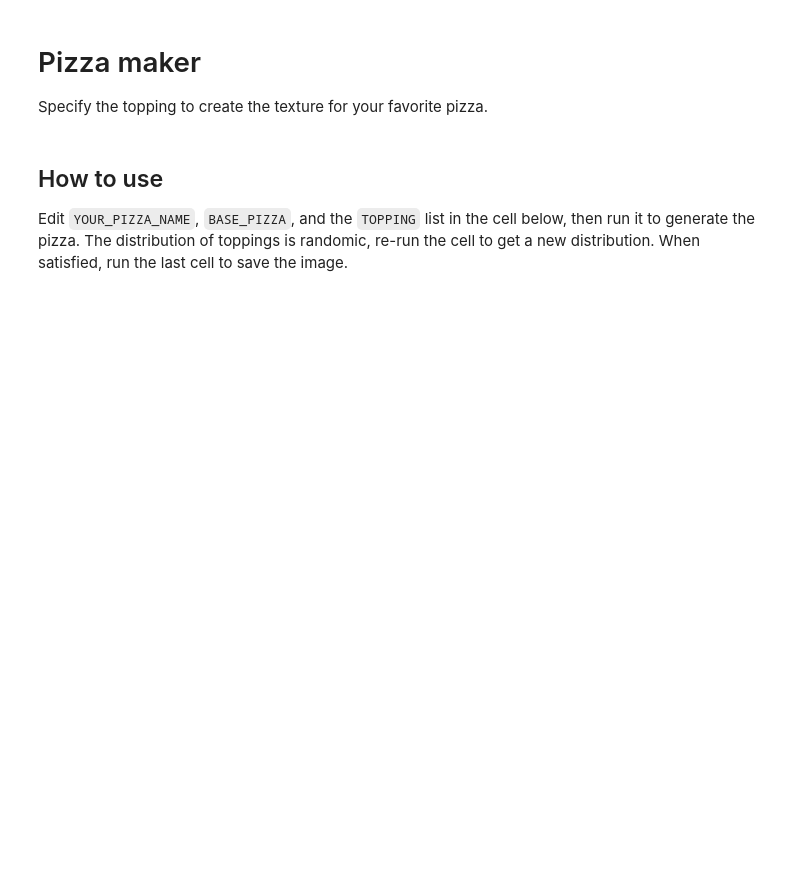
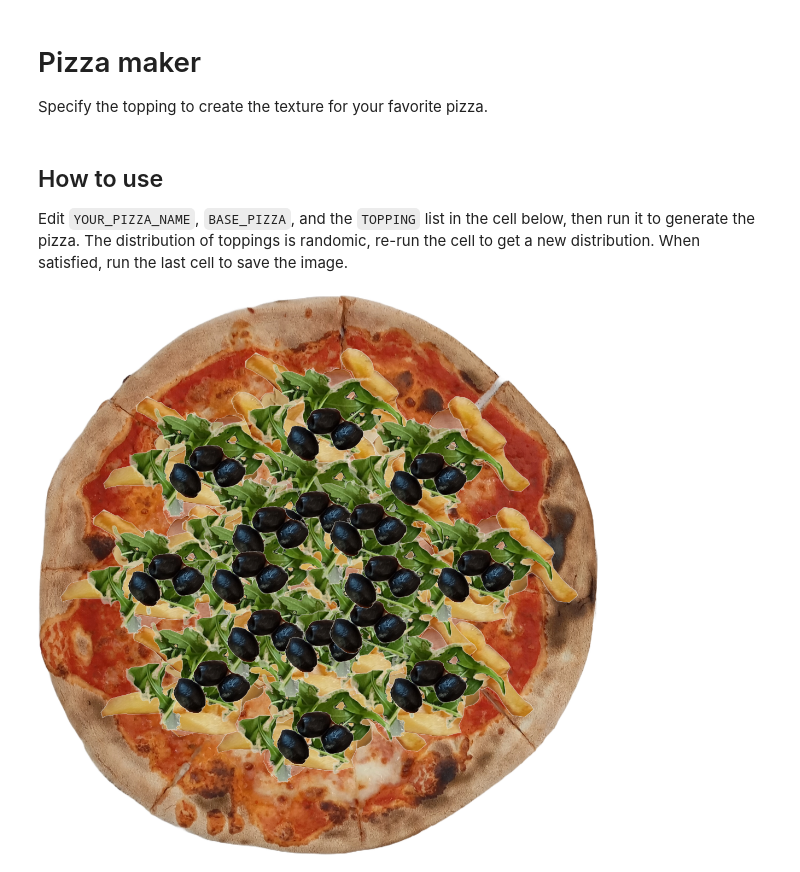
Before and after one commit to Luca-Pozzi/pizza_chart, a Jupyter notebook: pizza_maker.ipynb, the cells around one changed output. Saved outputs shown, nothing was run; the diff lists cells and outputs as text; code cells hidden in the pictures; blank space fills up the shorter version.

```diff
--- a/pizza_maker.ipynb
+++ b/pizza_maker.ipynb
@@ -17,7 +17,7 @@ from PIL import Image
 # Create your pizza here!
 YOUR_PIZZA_NAME = "quattro stagioni"
 BASE_PIZZA = "margherita"               # must be in `assets/pizzas`
-TOPPINGS = ["ham", "mushrooms", "artichokes", "olives"]    # must be in `assets/toppings`
+TOPPINGS = ["mushrooms", "wurstel", "artichokes", "french_fries", "arugala", "olives"]    # must be in `assets/toppings`
 SIZE = (1024, 1024) # size of the final image
 SOURCE = 'default' # must be `default` or `custom`
 ###
@@ -62,33 +62,35 @@ for topping in TOPPINGS:
                                       "{}{}.png".format(prefix, topping)))
     top_w, top_h = top_img.size
     d = int(top_w * scale)
     top_img = top_img.resize((d, d))
     for i in range(-4, 4):
         ang = math.pi * i / 4
         # Each offset coordinate is made of three terms:
         #   - nominal position (add toppings regularly, in concentric circles)
         #   - random factor ("scatters" topping from nominal position)
         #   - icon size / 2 (move nominal position to topping center rather than corner)
         offset = (bg_w //2 + int(math.sin(ang) * R) +
                   int((random.random()-0.5)*max_scattering) -
                   d // 2,
                   bg_h // 2 + int(math.cos(ang) * R) +
                   int((random.random()-0.5)*max_scattering) -
                   d // 2,
                   )
         bg_img.paste(top_img, offset, top_img)
         offset = (bg_w // 2 + int(math.sin(ang) * r) +
                   int((random.random()-0.5)*max_scattering) -
                   d // 2,
                   bg_h // 2 + int(math.cos(ang) * r) +
                   int((random.random()-0.5)*max_scattering) -
                   d // 2,
                   )
         bg_img.paste(top_img, offset, top_img)
 # Display the result
 bg_img
 # If you are satisfied, move to the next cell to save your pizza.
 # Save-by-default is avoided to prevent overwriting.
+# %% [output]
+[figure, added]
 # %%
 # Save your pizza
 bg_img.save(os.path.join(assets_dir,
```
Also changed, not shown: 1 other file.
